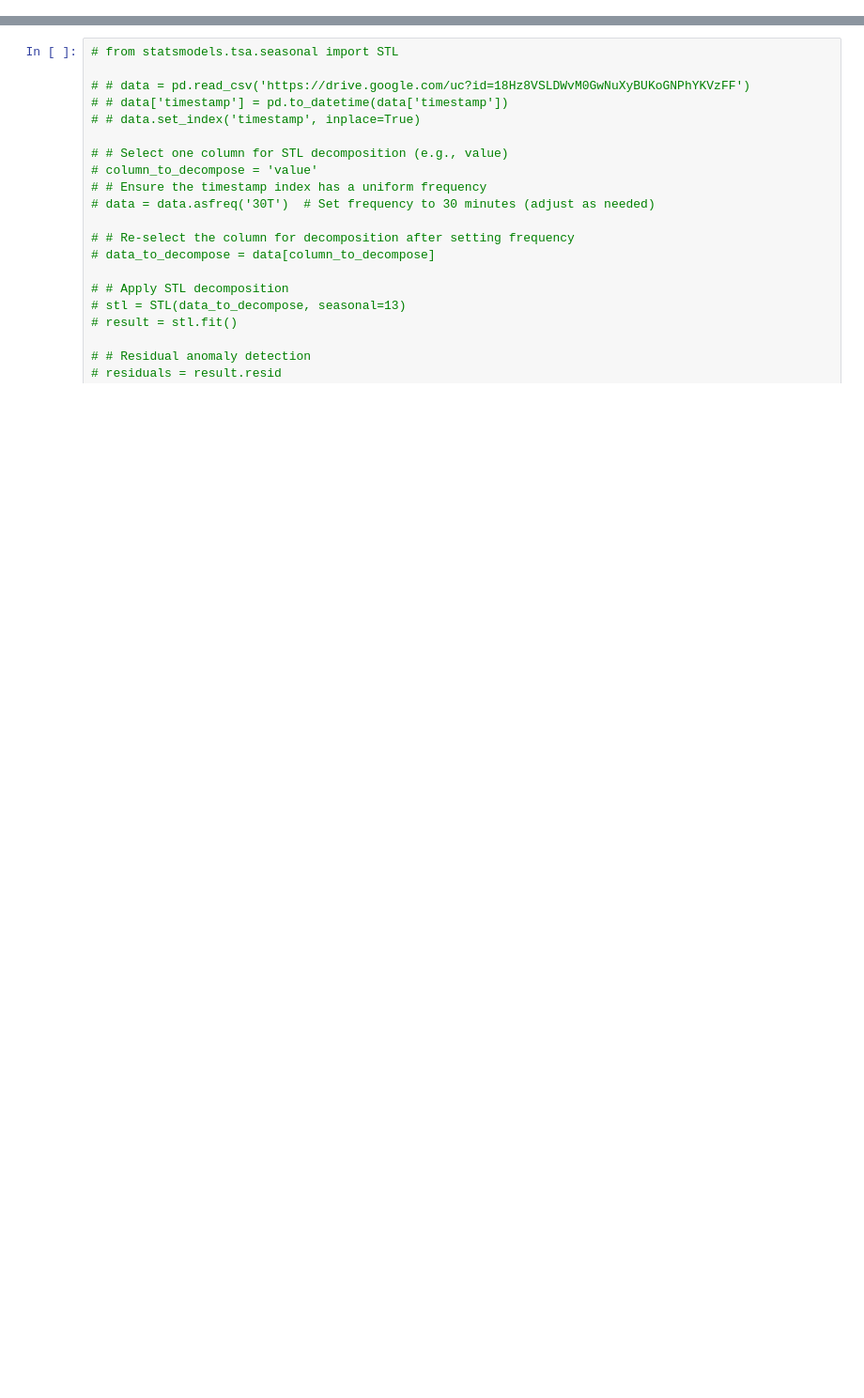
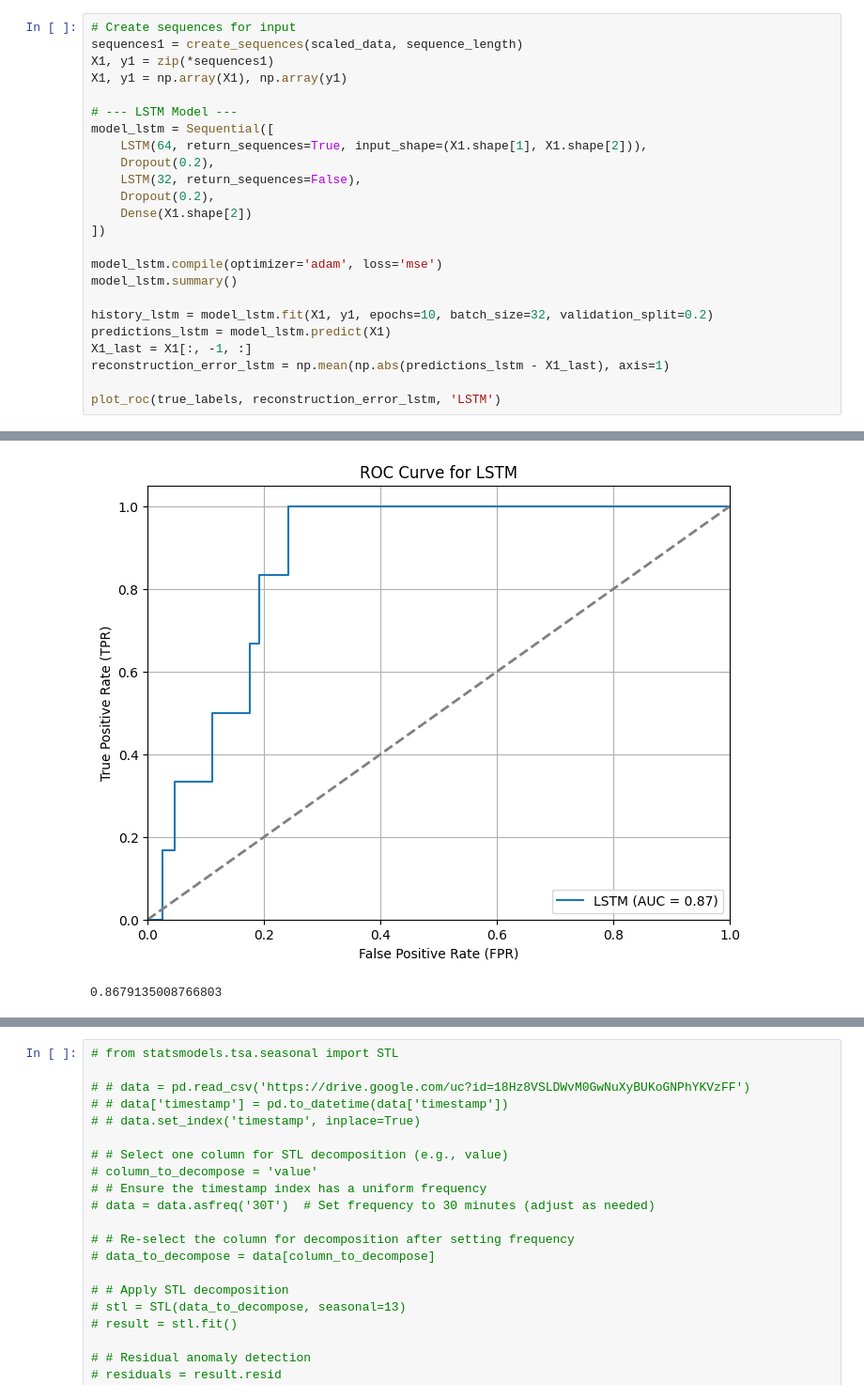
Before and after one commit to IKRAMJAAFAR/DeeL, a Jupyter notebook: models2.ipynb, the cells around one changed output, grey strips where cells are left out. Shown: that part at 94% size. Saved outputs shown, nothing was run; the diff lists cells and outputs as text; blank space fills up the shorter version.

```diff
--- a/models2.ipynb
+++ b/models2.ipynb
@@ -113,0 +57,25 @@ Average reconstruction error for true anomalies: 0.0467
+# %%
+# Create sequences for input
+sequences1 = create_sequences(scaled_data, sequence_length)
+X1, y1 = zip(*sequences1)
+X1, y1 = np.array(X1), np.array(y1)
+
+# --- LSTM Model ---
+model_lstm = Sequential([
+    LSTM(64, return_sequences=True, input_shape=(X1.shape[1], X1.shape[2])),
+    Dropout(0.2),
+    LSTM(32, return_sequences=False),
+    Dropout(0.2),
+    Dense(X1.shape[2])
+])
+
+model_lstm.compile(optimizer='adam', loss='mse')
+model_lstm.summary()
+
+history_lstm = model_lstm.fit(X1, y1, epochs=10, batch_size=32, validation_split=0.2)
+predictions_lstm = model_lstm.predict(X1)
+X1_last = X1[:, -1, :]
+reconstruction_error_lstm = np.mean(np.abs(predictions_lstm - X1_last), axis=1)
+
+plot_roc(true_labels, reconstruction_error_lstm, 'LSTM')
+# %% [output]
@@ -114 +99,3 @@ Average reconstruction error for true anomalies: 0.0467
+[figure, added]
+0.8679135008766803
 # %%
```
Also changed, not shown: parts of 9 cells of this notebook.
